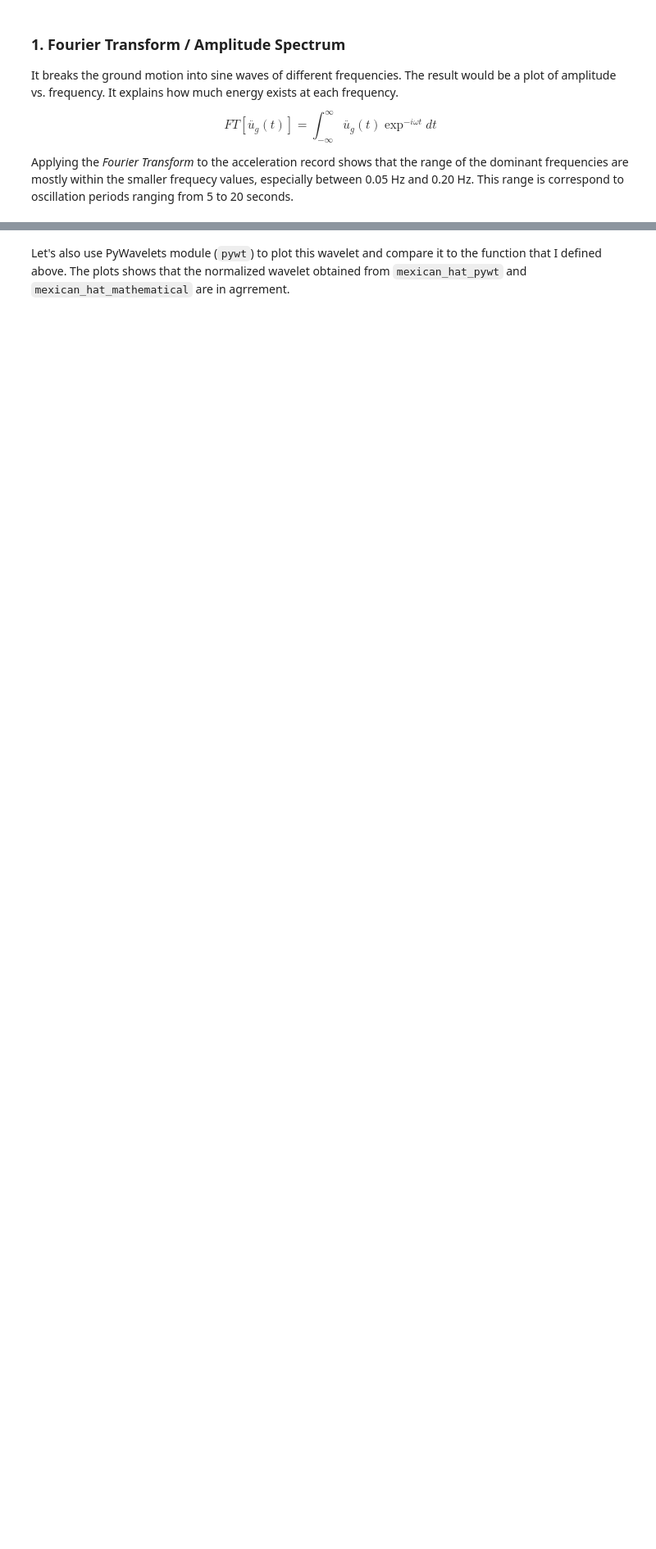
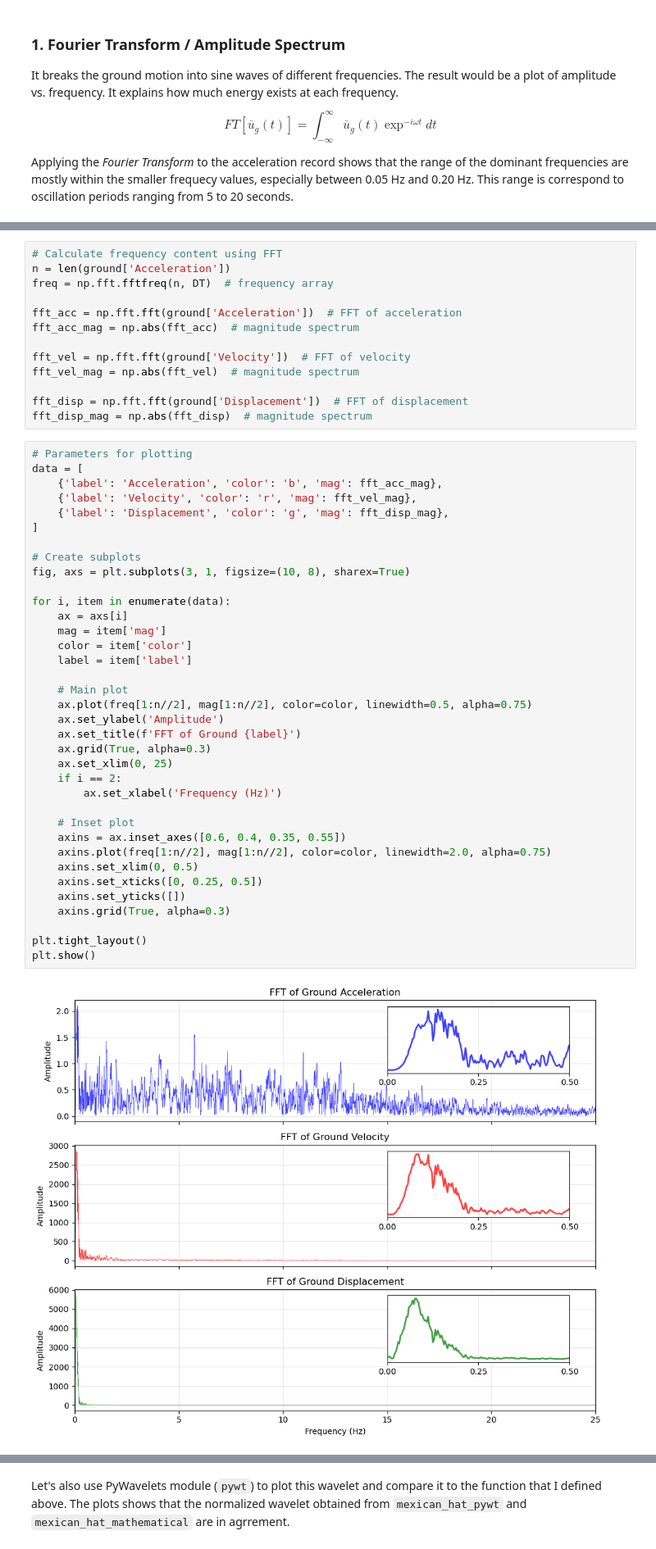
Before and after one commit to hkaragah/hkaragah.github.io, a Jupyter notebook: earthquake/frequency_content/frequency_content.ipynb, the cells around one changed output, grey strips where cells are left out. Shown at 82% size. Saved outputs shown, nothing was run; the diff lists cells and outputs as text; blank space fills up the shorter version.

```diff
--- a/earthquake/frequency_content/frequency_content.ipynb
+++ b/earthquake/frequency_content/frequency_content.ipynb
@@ -267,0 +238,51 @@ The PSD is often implemented using _Welch's Method_ for smoother estimates. The
+# %%
+# Calculate frequency content using FFT
+n = len(ground['Acceleration'])
+freq = np.fft.fftfreq(n, DT)  # frequency array
+
+fft_acc = np.fft.fft(ground['Acceleration'])  # FFT of acceleration
+fft_acc_mag = np.abs(fft_acc)  # magnitude spectrum
+
+fft_vel = np.fft.fft(ground['Velocity'])  # FFT of velocity
+fft_vel_mag = np.abs(fft_vel)  # magnitude spectrum
+
+fft_disp = np.fft.fft(ground['Displacement'])  # FFT of displacement
+fft_disp_mag = np.abs(fft_disp)  # magnitude spectrum
+# %%
+# Parameters for plotting
+data = [
+    {'label': 'Acceleration', 'color': 'b', 'mag': fft_acc_mag},
+    {'label': 'Velocity', 'color': 'r', 'mag': fft_vel_mag},
+    {'label': 'Displacement', 'color': 'g', 'mag': fft_disp_mag},
+]
+
+# Create subplots
+fig, axs = plt.subplots(3, 1, figsize=(10, 8), sharex=True)
+
+for i, item in enumerate(data):
+    ax = axs[i]
+    mag = item['mag']
+    color = item['color']
+    label = item['label']
+
+    # Main plot
+    ax.plot(freq[1:n//2], mag[1:n//2], color=color, linewidth=0.5, alpha=0.75)
+    ax.set_ylabel('Amplitude')
+    ax.set_title(f'FFT of Ground {label}')
+    ax.grid(True, alpha=0.3)
+    ax.set_xlim(0, 25)
+    if i == 2:
+        ax.set_xlabel('Frequency (Hz)')
+
+    # Inset plot
+    axins = ax.inset_axes([0.6, 0.4, 0.35, 0.55])
+    axins.plot(freq[1:n//2], mag[1:n//2], color=color, linewidth=2.0, alpha=0.75)
+    axins.set_xlim(0, 0.5)
+    axins.set_xticks([0, 0.25, 0.5])
+    axins.set_yticks([])
+    axins.grid(True, alpha=0.3)
+
+plt.tight_layout()
+plt.show()
+# %% [output]
+[figure, added]
```
Also changed, not shown: parts of 26 cells of this notebook, 10 other files.
